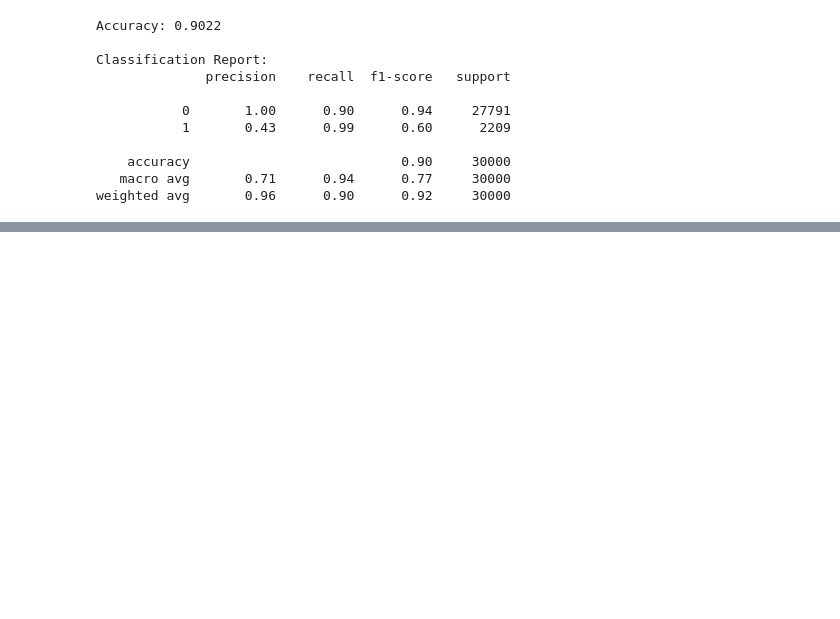
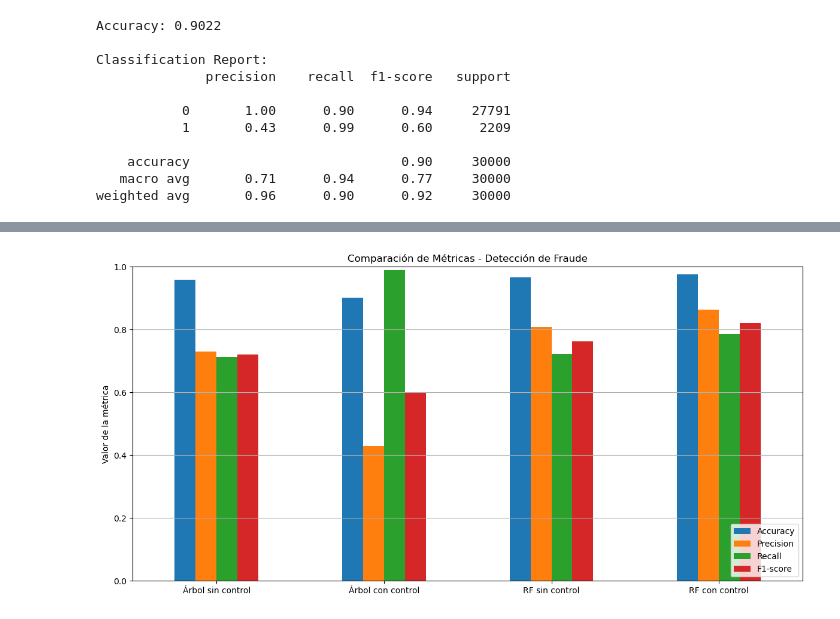
Before and after one commit to Piter3214/p_ia, a Jupyter notebook: Proyecto_ia.ipynb, the cells around one changed output, grey strips where cells are left out. Drawn from its saved outputs; the diff is of its cells as text; code cells hidden in the pictures; blank space fills up the shorter version.

```diff
--- a/Proyecto_ia.ipynb
+++ b/Proyecto_ia.ipynb
@@ -731,3 +725,33 @@ Reporte de Clasificación:
     accuracy                           0.98     30000
    macro avg       0.92      0.89      0.90     30000
 weighted avg       0.97      0.98      0.97     30000
+# %%
+# Crear diccionario de métricas
+metricas_modelos = {
+    'Árbol sin control': {
+        'Accuracy': accuracy_score(y_test, y_pred1),
+        'Precision': classification_report(y_test, y_pred1, output_dict=True)['1']['precision'],
+        'Recall': classification_report(y_test, y_pred1, output_dict=True)['1']['recall'],
+        'F1-score': classification_report(y_test, y_pred1, output_dict=True)['1']['f1-score'],
+    },
+    'Árbol con control': {
+        'Accuracy': accuracy_score(y_test, y_pred2),
+        'Precision': classification_report(y_test, y_pred2, output_dict=True)['1']['precision'],
+        'Recall': classification_report(y_test, y_pred2, output_dict=True)['1']['recall'],
+        'F1-score': classification_report(y_test, y_pred2, output_dict=True)['1']['f1-score'],
+    },
+    'RF sin control': {
+        'Accuracy': accuracy_score(y_test, y_pred_rf),
+        'Precision': classification_report(y_test, y_pred_rf, output_dict=True)['1']['precision'],
+        'Recall': classification_report(y_test, y_pred_rf, output_dict=True)['1']['recall'],
+        'F1-score': classification_report(y_test, y_pred_rf, output_dict=True)['1']['f1-score'],
+    },
+    'RF con control': {
+        'Accuracy': accuracy_score(y_test, y_pred_rf1),
+        'Precision': classification_report(y_test, y_pred_rf1, output_dict=True)['1']['precision'],
+        'Recall': classification_report(y_test, y_pred_rf1, output_dict=True)['1']['recall'],
+        'F1-score': classification_report(y_test, y_pred_rf1, output_dict=True)['1']['f1-score'],
+    }
+}
+# %%
+df_metricas = pd.DataFrame(metricas_modelos).T
@@ -733,0 +766,12 @@ weighted avg       0.97      0.98      0.97     30000
+# %%
+df_metricas.plot(kind='bar', figsize=(12, 6))
+plt.title('Comparación de Métricas - Detección de Fraude')
+plt.ylabel('Valor de la métrica')
+plt.ylim(0, 1)
+plt.xticks(rotation=0)
+plt.grid(axis='y')
+plt.legend(loc='lower right')
+plt.tight_layout()
+plt.show()
+# %% [output]
+[figure, added]
```
Also changed, not shown: parts of 18 cells of this notebook.
